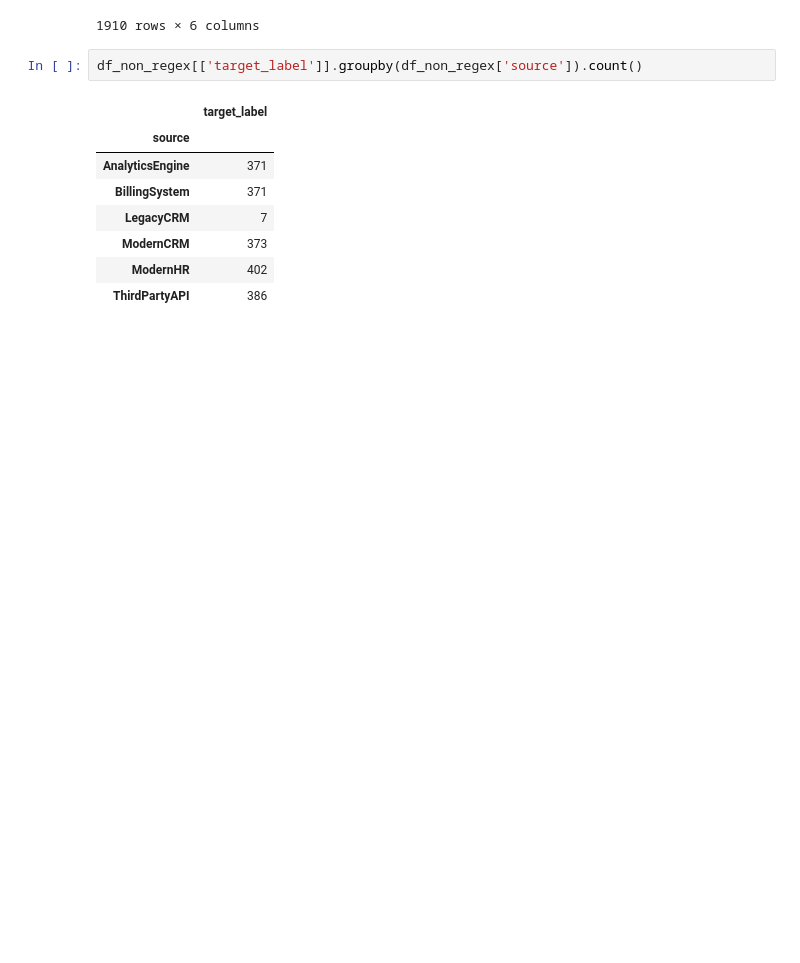
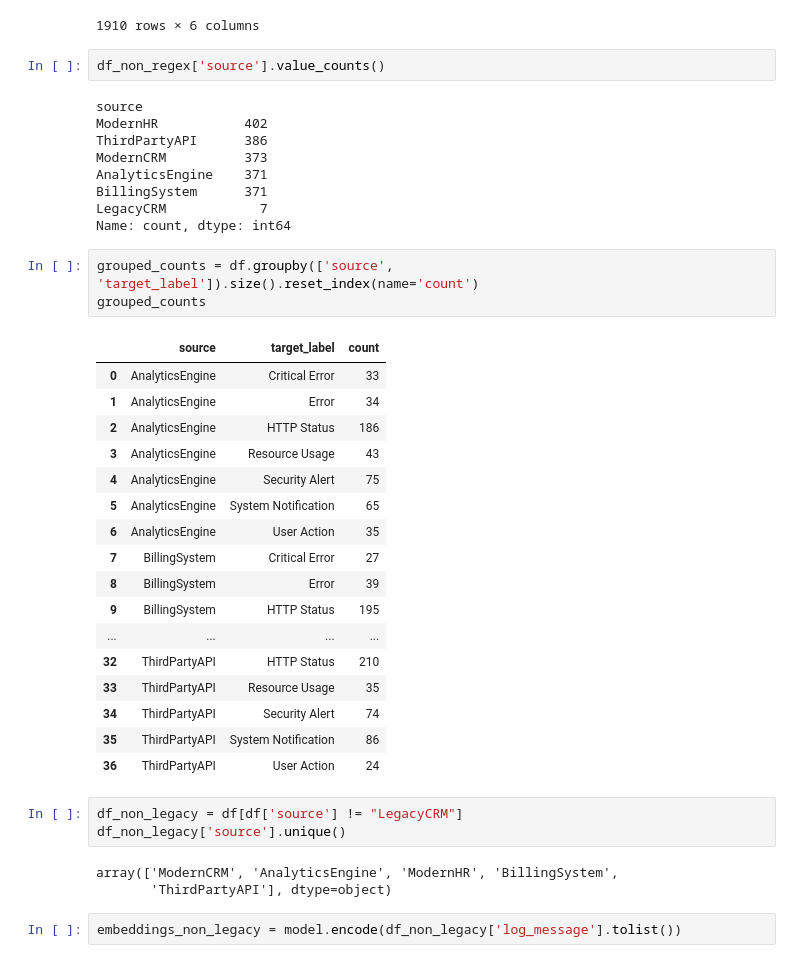
Before and after one commit to hussin-sobhy/log_classification_system, a Jupyter notebook: notebooks/training.ipynb, the cells around one changed output. Drawn from its saved outputs; the diff is of its cells as text; blank space fills up the shorter version.

```diff
--- a/notebooks/training.ipynb
+++ b/notebooks/training.ipynb
@@ -133,13 +137,42 @@ df_non_regex
 | 2409 | 12/25/2025 13:21 | AnalyticsEngine | Repeated failed login attempts oc... | Security Alert | 7 | Unknown |
 1910 rows × 6 columns
 # %%
-df_non_regex[['target_label']].groupby(df_non_regex['source']).count()
+df_non_regex['source'].value_counts()
 # %% [output]
-|  | target_label |
-| source |  |
-| AnalyticsEngine | 371 |
-| BillingSystem | 371 |
-| LegacyCRM | 7 |
-| ModernCRM | 373 |
-| ModernHR | 402 |
-| ThirdPartyAPI | 386 |
+source
+ModernHR           402
+ThirdPartyAPI      386
+ModernCRM          373
+AnalyticsEngine    371
+BillingSystem      371
+LegacyCRM            7
+Name: count, dtype: int64
+# %%
+grouped_counts = df.groupby(['source', 'target_label']).size().reset_index(name='count')
+grouped_counts
+# %% [output]
+|  | source | target_label | count |
+| 0 | AnalyticsEngine | Critical Error | 33 |
+| 1 | AnalyticsEngine | Error | 34 |
+| 2 | AnalyticsEngine | HTTP Status | 186 |
+| 3 | AnalyticsEngine | Resource Usage | 43 |
+| 4 | AnalyticsEngine | Security Alert | 75 |
+| 5 | AnalyticsEngine | System Notification | 65 |
+| 6 | AnalyticsEngine | User Action | 35 |
+| 7 | BillingSystem | Critical Error | 27 |
+| 8 | BillingSystem | Error | 39 |
+| 9 | BillingSystem | HTTP Status | 195 |
+| ... | ... | ... | ... |
+| 32 | ThirdPartyAPI | HTTP Status | 210 |
+| 33 | ThirdPartyAPI | Resource Usage | 35 |
+| 34 | ThirdPartyAPI | Security Alert | 74 |
+| 35 | ThirdPartyAPI | System Notification | 86 |
+| 36 | ThirdPartyAPI | User Action | 24 |
+# %%
+df_non_legacy = df[df['source'] != "LegacyCRM"]
+df_non_legacy['source'].unique()
+# %% [output]
+array(['ModernCRM', 'AnalyticsEngine', 'ModernHR', 'BillingSystem',
+       'ThirdPartyAPI'], dtype=object)
+# %%
+embeddings_non_legacy = model.encode(df_non_legacy['log_message'].tolist())
```
Also changed, not shown: parts of 3 cells of this notebook.
